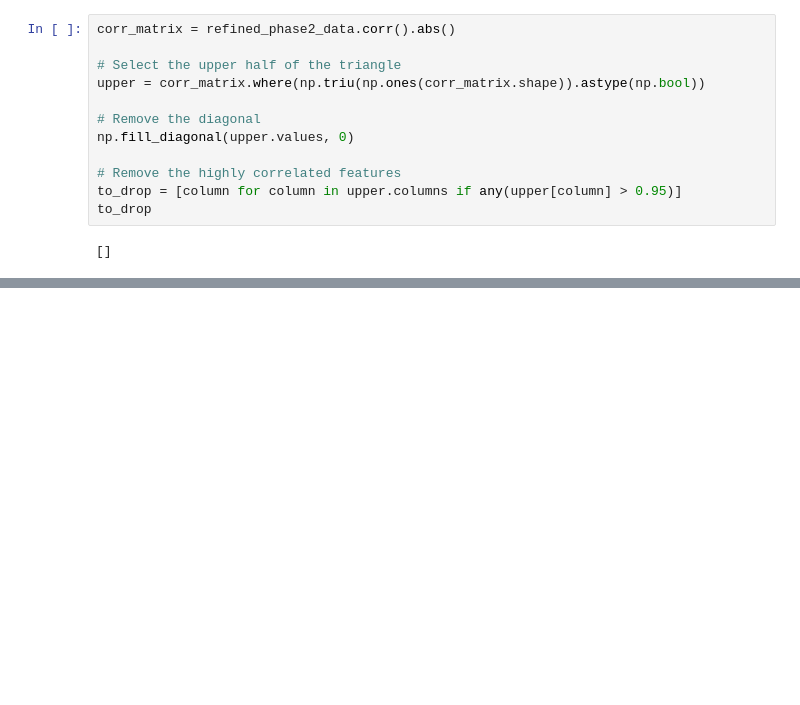
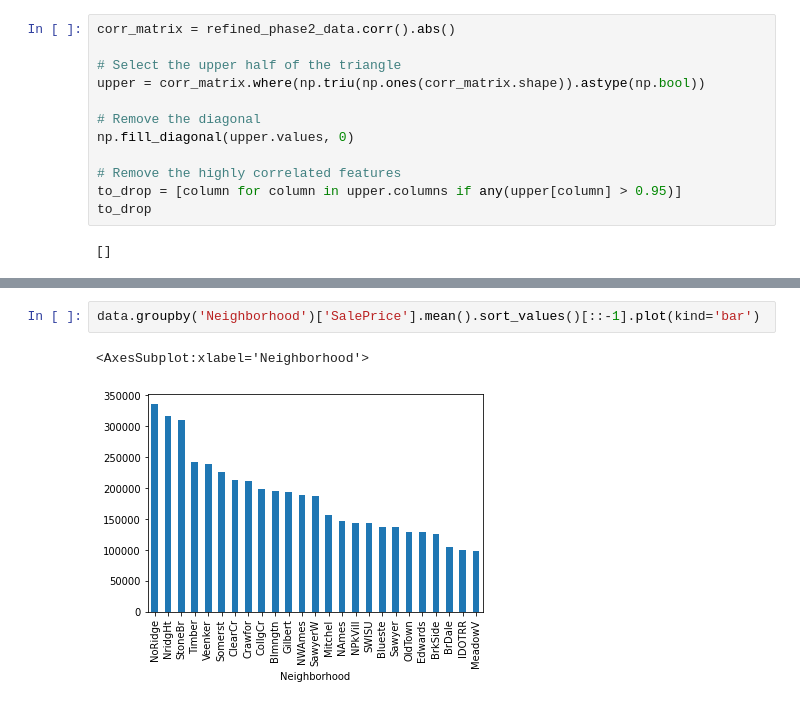
Before and after one commit to Ryan95Z/ml-house-prices, a Jupyter notebook: notebooks/House Prices - EDA.ipynb, the cells around one changed output, grey strips where cells are left out. Cells and saved outputs as stored; diff of their text form; blank space fills up the shorter version.

```diff
--- a/notebooks/House Prices - EDA.ipynb
+++ b/notebooks/House Prices - EDA.ipynb
@@ -375,0 +484,5 @@ From plotting the correlation, there are no highly correlated features
+# %%
+data.groupby('Neighborhood')['SalePrice'].mean().sort_values()[::-1].plot(kind='bar')
+# %% [output]
+<AxesSubplot:xlabel='Neighborhood'>
+[figure, added]
```
Also changed, not shown: parts of 13 cells of this notebook.
